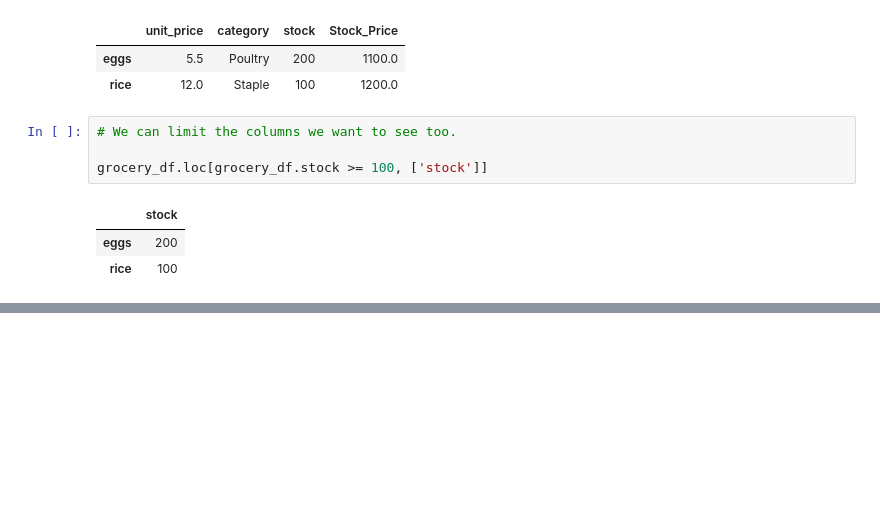
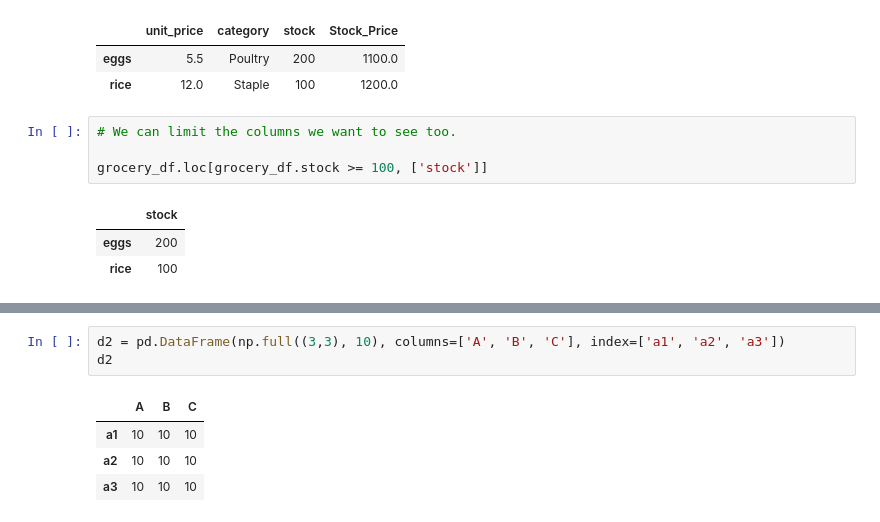
Before and after one commit to arindam31/DataAnalysisStudy, a Jupyter notebook: Pandas - Objects.ipynb, the cells around one changed output, grey strips where cells are left out. Drawn from its saved outputs; the diff is of its cells as text; blank space fills up the shorter version.

```diff
--- a/Pandas - Objects.ipynb
+++ b/Pandas - Objects.ipynb
@@ -459,0 +506,8 @@ grocery_df.loc[grocery_df.stock >= 100, ['stock']]
+# %%
+d2 = pd.DataFrame(np.full((3,3), 10), columns=['A', 'B', 'C'], index=['a1', 'a2', 'a3'])
+d2
+# %% [output]
+|  | A | B | C |
+| a1 | 10 | 10 | 10 |
+| a2 | 10 | 10 | 10 |
+| a3 | 10 | 10 | 10 |
```
Also changed, not shown: parts of 25 cells of this notebook, 3 other files.
